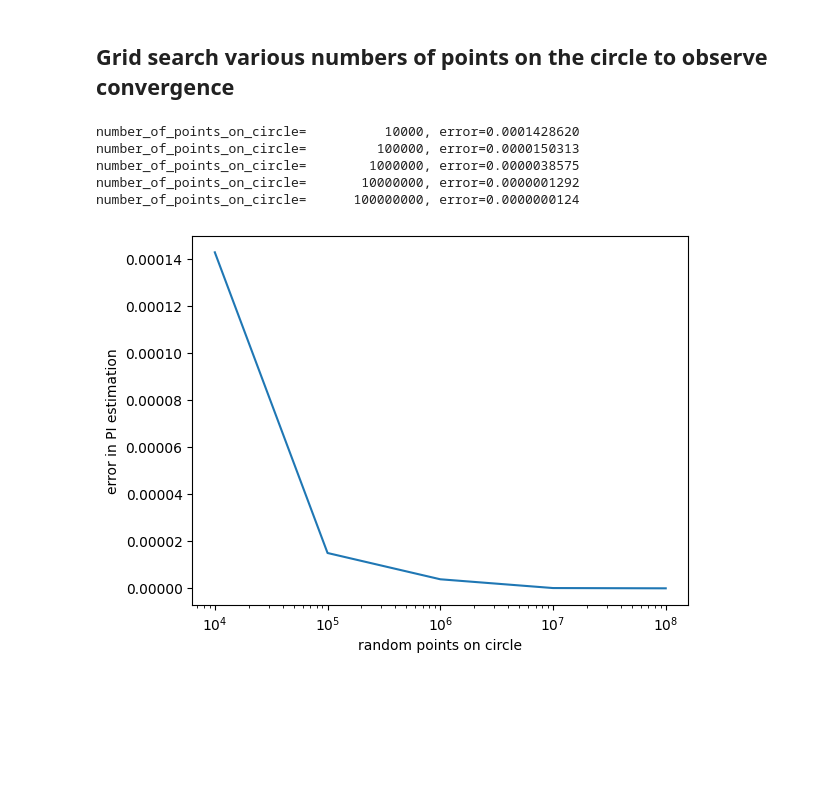
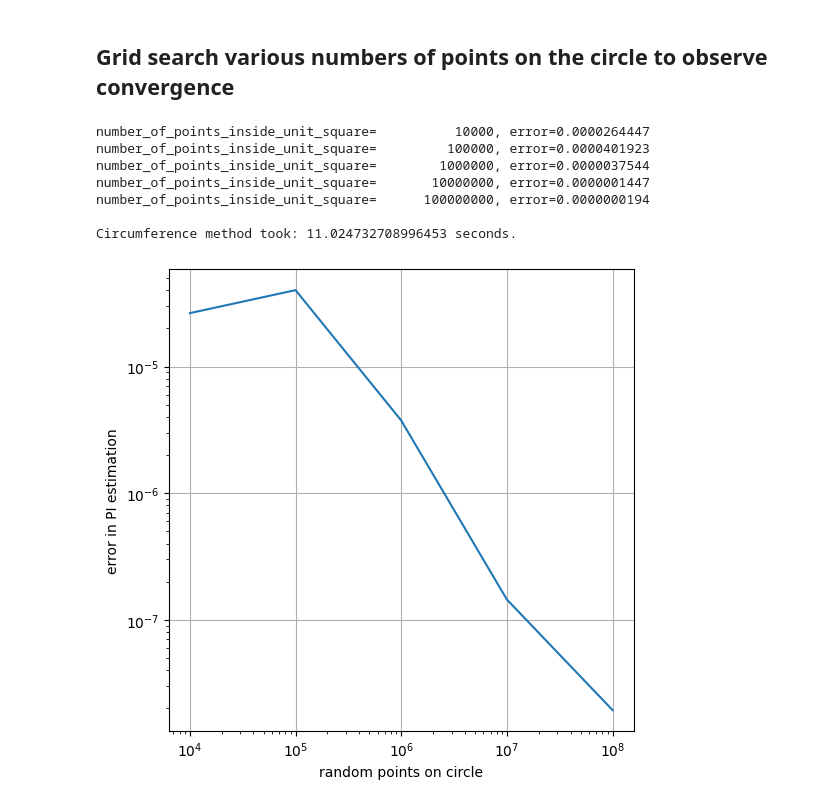
Before and after one commit to furkan/pi-carlo, a Jupyter notebook: pi_carlo.ipynb, the cells around one changed output. Saved outputs shown, nothing was run; the diff lists cells and outputs as text; code cells hidden in the pictures; blank space fills up the shorter version.

Commit message:
ADD: update with are method (#4)

```diff
--- a/pi_carlo.ipynb
+++ b/pi_carlo.ipynb
@@ -14,8 +14,11 @@ Here it goes...
 import numpy as np
 import matplotlib.pyplot as plt
 
+# Set the global grid property
+plt.rcParams['axes.grid'] = True
+
 # Initialize random number generator
-rng = np.random.default_rng(seed=0)
+rng = np.random.default_rng(seed=42)
 # %% [output]
 Requirement already satisfied: matplotlib<4 in ./venv/lib/python3.11/site-packages (3.8.2)
 Requirement already satisfied: numpy<2 in ./venv/lib/python3.11/site-packages (1.26.2)
@@ -120,14 +126,15 @@ print(pi)
 ## Grid search various numbers of points on the circle to observe convergence
 # %%
 import math
+from time import perf_counter
 
-def estimate_pi(points_on_circle: int) -> float:
+def estimate_pi(points_inside_unit_square: int) -> float:
     """
     Given an amount of number of random points, estimate pi.
     """
 
     # Generate points
-    xy = rng.uniform(0, 1, points_on_circle * 2)
+    xy = rng.uniform(0, 1, points_inside_unit_square * 2)
     x, y = np.array_split(xy, 2)
 
     # Remove points outside of circle
@@ -152,25 +159,33 @@ def get_error(pi_estimation: float) -> float:
     return abs(pi_estimation - math.pi) / math.pi
 
 
-numbers_of_points_on_circle = [10_000, 100_000, 1_000_000, 10_000_000, 100_000_000]
+numbers_of_points_inside_unit_square = [10_000, 100_000, 1_000_000, 10_000_000, 100_000_000]
 errors = []
 
-for number_of_points_on_circle in numbers_of_points_on_circle:
-    pi = estimate_pi(number_of_points_on_circle)
+start_time = perf_counter()
+for number_of_points_inside_unit_square in numbers_of_points_inside_unit_square:
+    pi = estimate_pi(number_of_points_inside_unit_square)
     error = get_error(pi)
     errors.append(error)
-    print(f"{number_of_points_on_circle=:>15}, {error=:.10f}")
+    print(f"{number_of_points_inside_unit_square=:>15}, {error=:.10f}")
+end_time = perf_counter()
+
+print(f"\nCircumference method took: {end_time - start_time} seconds.")
 # %% [output]
-number_of_points_on_circle=          10000, error=0.0001428620
-number_of_points_on_circle=         100000, error=0.0000150313
-number_of_points_on_circle=        1000000, error=0.0000038575
-number_of_points_on_circle=       10000000, error=0.0000001292
-number_of_points_on_circle=      100000000, error=0.0000000124
+number_of_points_inside_unit_square=          10000, error=0.0000264447
+number_of_points_inside_unit_square=         100000, error=0.0000401923
+number_of_points_inside_unit_square=        1000000, error=0.0000037544
+number_of_points_inside_unit_square=       10000000, error=0.0000001447
+number_of_points_inside_unit_square=      100000000, error=0.0000000194
+
+Circumference method took: 11.024732708996453 seconds.
 # %%
-plt.plot(numbers_of_points_on_circle, errors)
+plt.figure(figsize=(6, 6))
+plt.plot(numbers_of_points_inside_unit_square, errors)
 plt.xscale("log")
+plt.yscale("log")
 plt.xlabel('random points on circle')
 plt.ylabel('error in PI estimation')
 plt.show()
 # %% [output]
-[figure, old version]
+[figure, new version]
```
Also changed, not shown: parts of 13 cells of this notebook, 1 other file.
